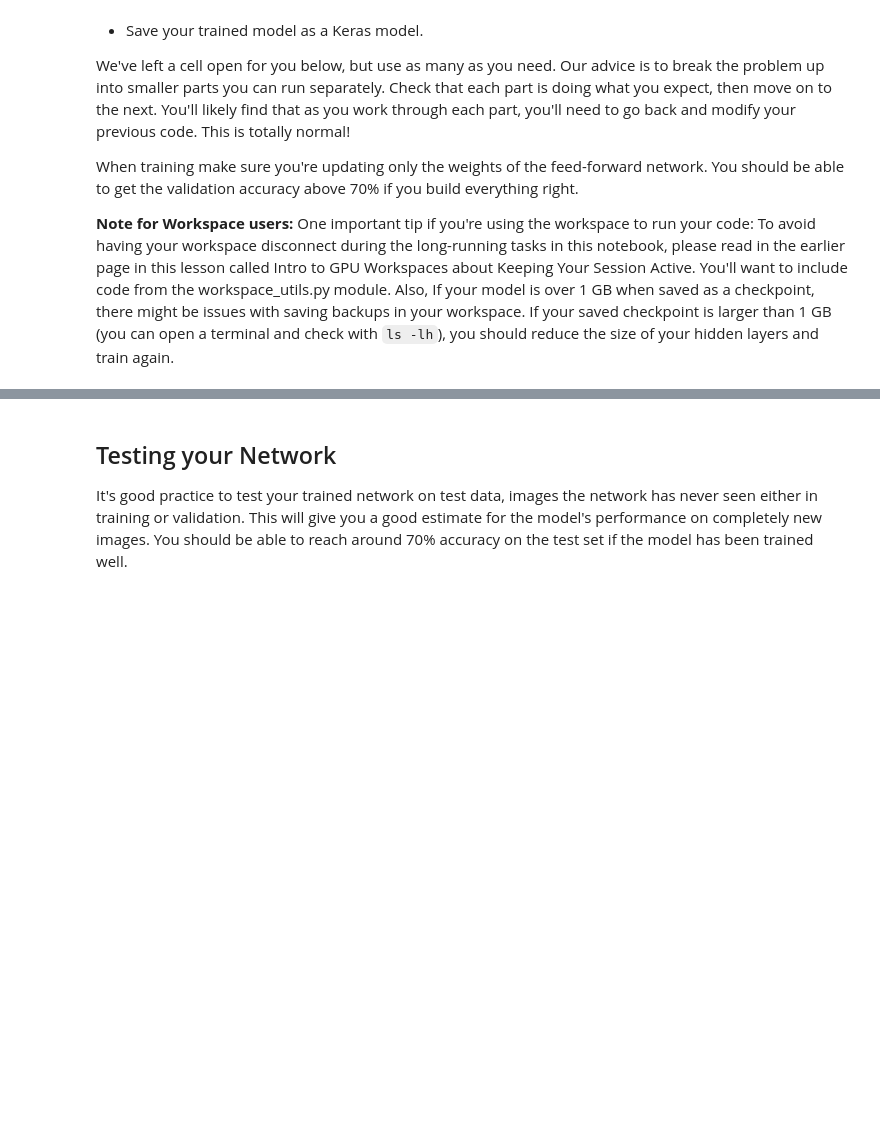
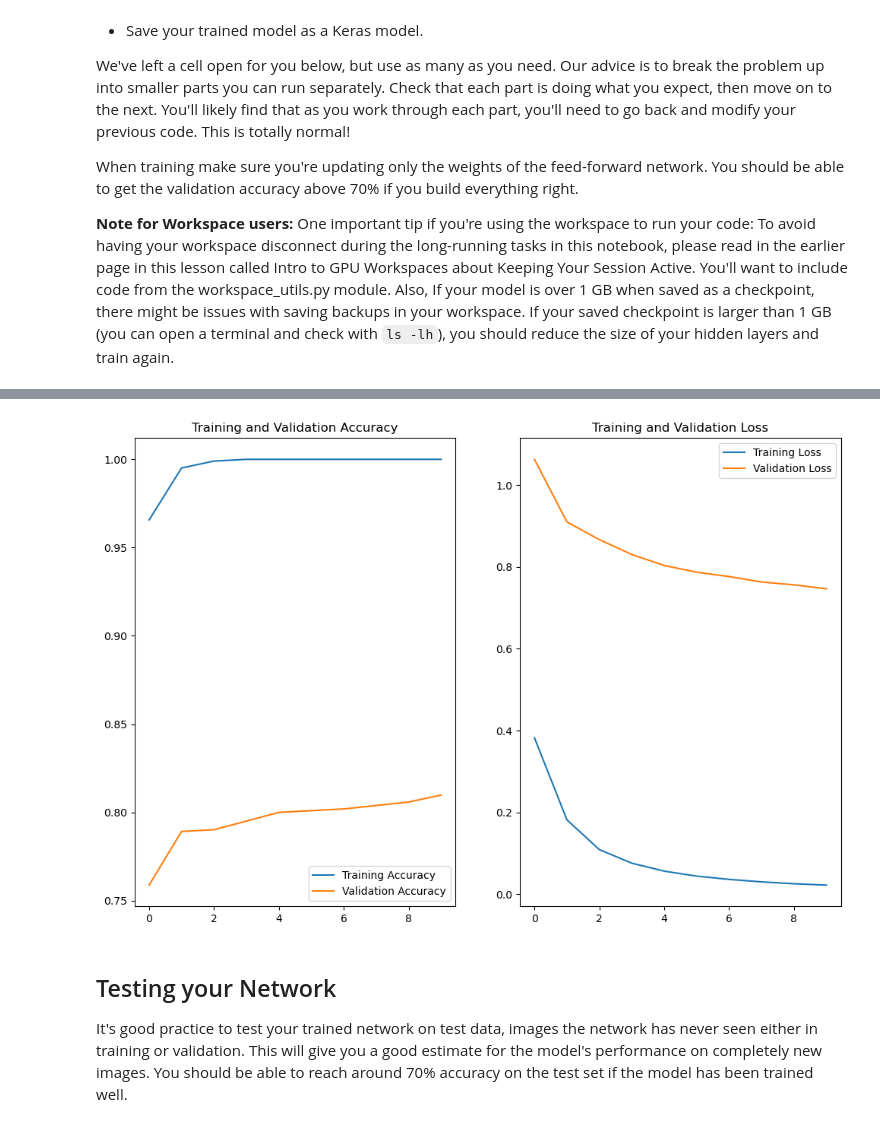
Before and after one commit to motaz-atallah/intro-to-ml-tensorflow-master, a Jupyter notebook: projects/p2_image_classifier/Project_Image_Classifier_Project.ipynb, the cells around one changed output, grey strips where cells are left out. Saved outputs shown, nothing was run; the diff lists cells and outputs as text; code cells hidden in the pictures; blank space fills up the shorter version.

```diff
--- a/projects/p2_image_classifier/Project_Image_Classifier_Project.ipynb
+++ b/projects/p2_image_classifier/Project_Image_Classifier_Project.ipynb
@@ -87,0 +257,18 @@ When training make sure you're updating only the weights of the feed-forward net
+# %%
+# Train the model
+model.compile(
+  optimizer=tf.keras.optimizers.Adam(),
+  loss=tf.keras.losses.SparseCategoricalCrossentropy(from_logits=True),
+  metrics=['acc'])
+
+log_dir = "logs/fit/" + datetime.datetime.now().strftime("%Y%m%d-%H%M%S")
+tensorboard_callback = tf.keras.callbacks.TensorBoard(
+    log_dir=log_dir,
+    histogram_freq=1) # Enable histogram computation for every epoch.
+
+NUM_EPOCHS = 10
+
+history = model.fit(training_batches,
+                    validation_data=validation_batches,
+                    epochs=NUM_EPOCHS,
+                    callbacks=tensorboard_callback)
@@ -88,3 +296,29 @@ When training make sure you're updating only the weights of the feed-forward net
+# %%
+# Plot the loss and accuracy values achieved during training for the training and validation set.
+
+# Plot the training and validation accuracy and loss
+acc = history.history['acc']
+val_acc = history.history['val_acc']
+loss = history.history['loss']
+val_loss = history.history['val_loss']
+
+epochs_range = range(len(acc))
+
+plt.figure(figsize=(12, 8))
+plt.subplot(1, 2, 1)
+plt.plot(epochs_range, acc, label='Training Accuracy')
+plt.plot(epochs_range, val_acc, label='Validation Accuracy')
+plt.legend(loc='lower right')
+plt.title('Training and Validation Accuracy')
+
+plt.subplot(1, 2, 2)
+plt.plot(epochs_range, loss, label='Training Loss')
+plt.plot(epochs_range, val_loss, label='Validation Loss')
+plt.legend(loc='upper right')
+plt.title('Training and Validation Loss')
+plt.show()
+# %% [output]
+[figure, added]
 # %% [markdown]
 ## Testing your Network
 
```
Also changed, not shown: parts of 29 cells of this notebook.
